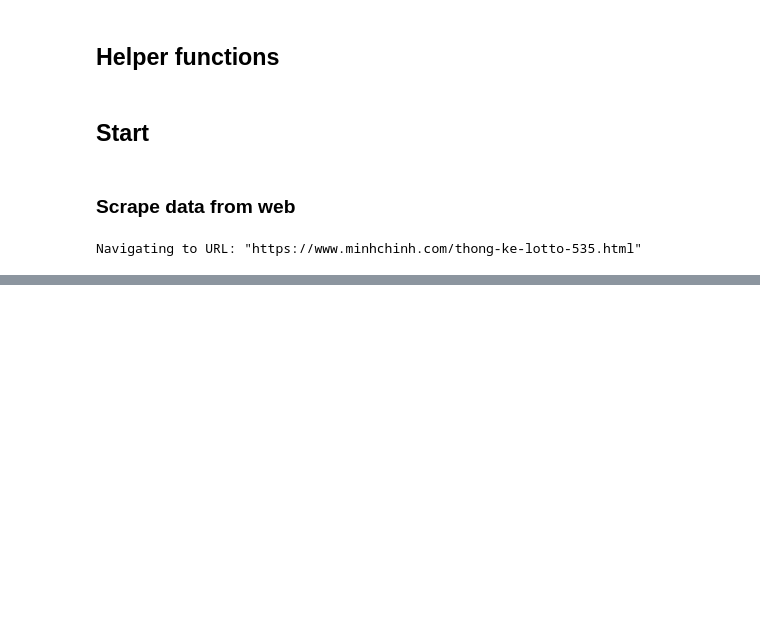
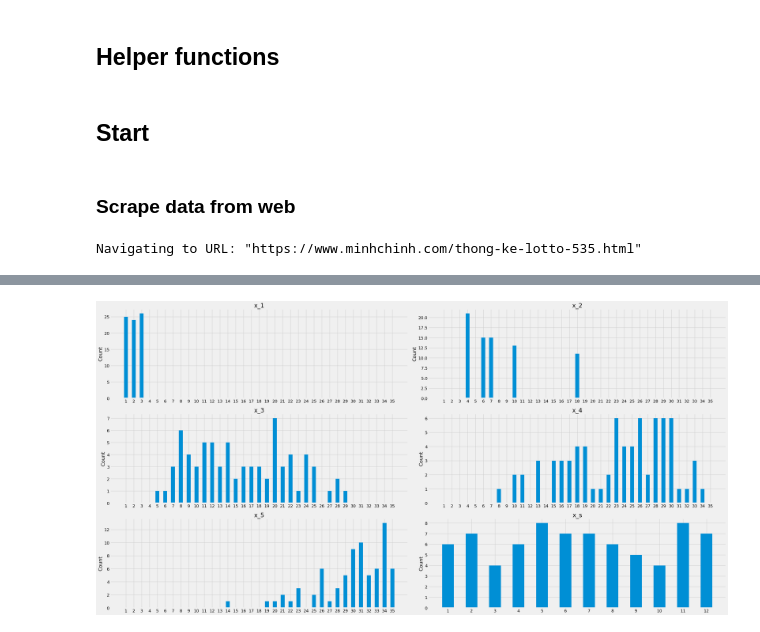
Before and after one commit to DucTrung1802/lucky_number, a Jupyter notebook: lotto_5_35.ipynb, the cells around one changed output, grey strips where cells are left out. Drawn from its saved outputs; the diff is of its cells as text; code cells hidden in the pictures; blank space fills up the shorter version.

```diff
--- a/lotto_5_35.ipynb
+++ b/lotto_5_35.ipynb
@@ -148,0 +348,8 @@ Data has been saved to 'lotto_5_35.csv.csv'
+# %%
+filter_2 = cleaned_df[
+    cleaned_df["x_1"].isin(range(1, 4)) & cleaned_df["x_2"].isin([4, 6, 7, 10, 18])
+]
+
+plot_histograms(filter_2, mode="count")
+# %% [output]
+[figure, added]
```
Also changed, not shown: parts of 25 cells of this notebook, 4 other files.
